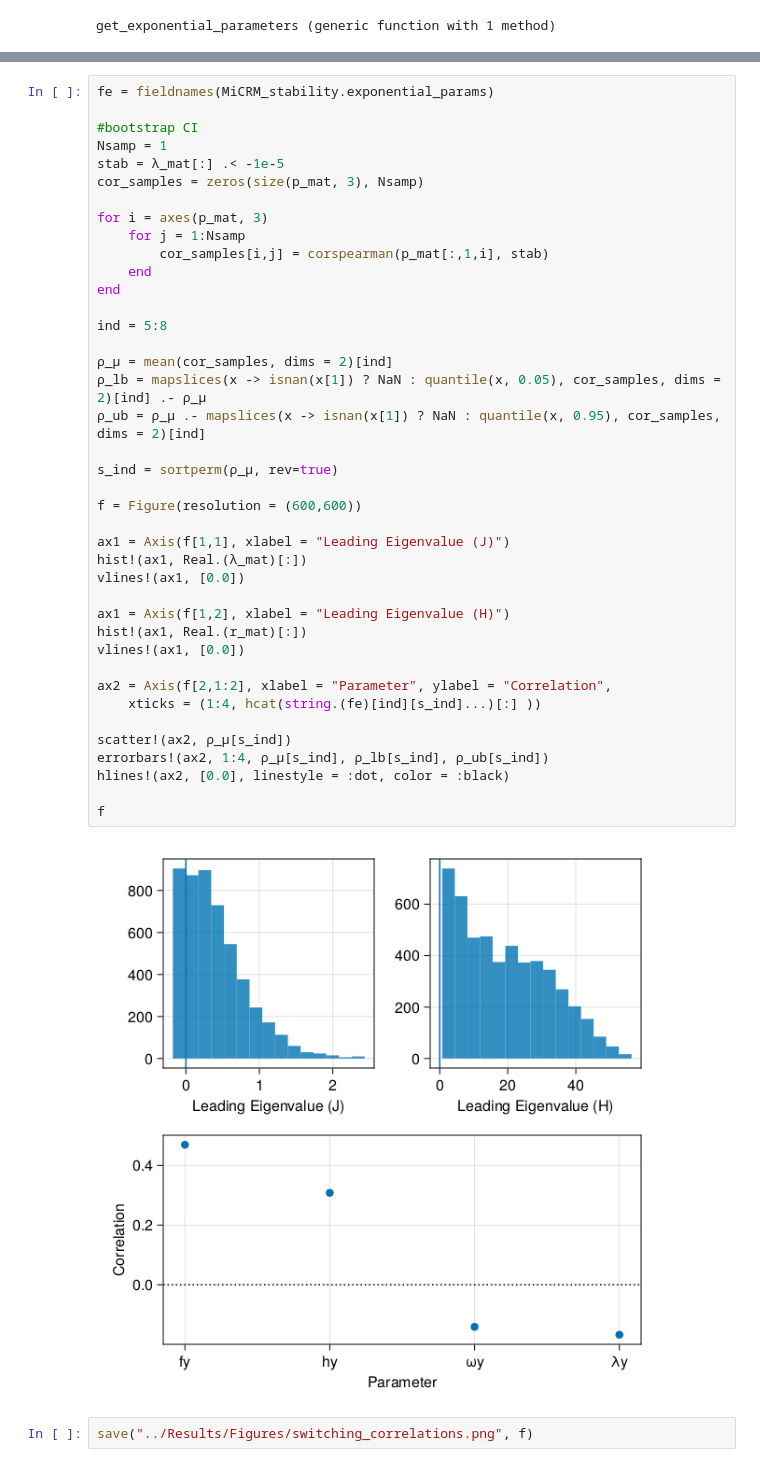
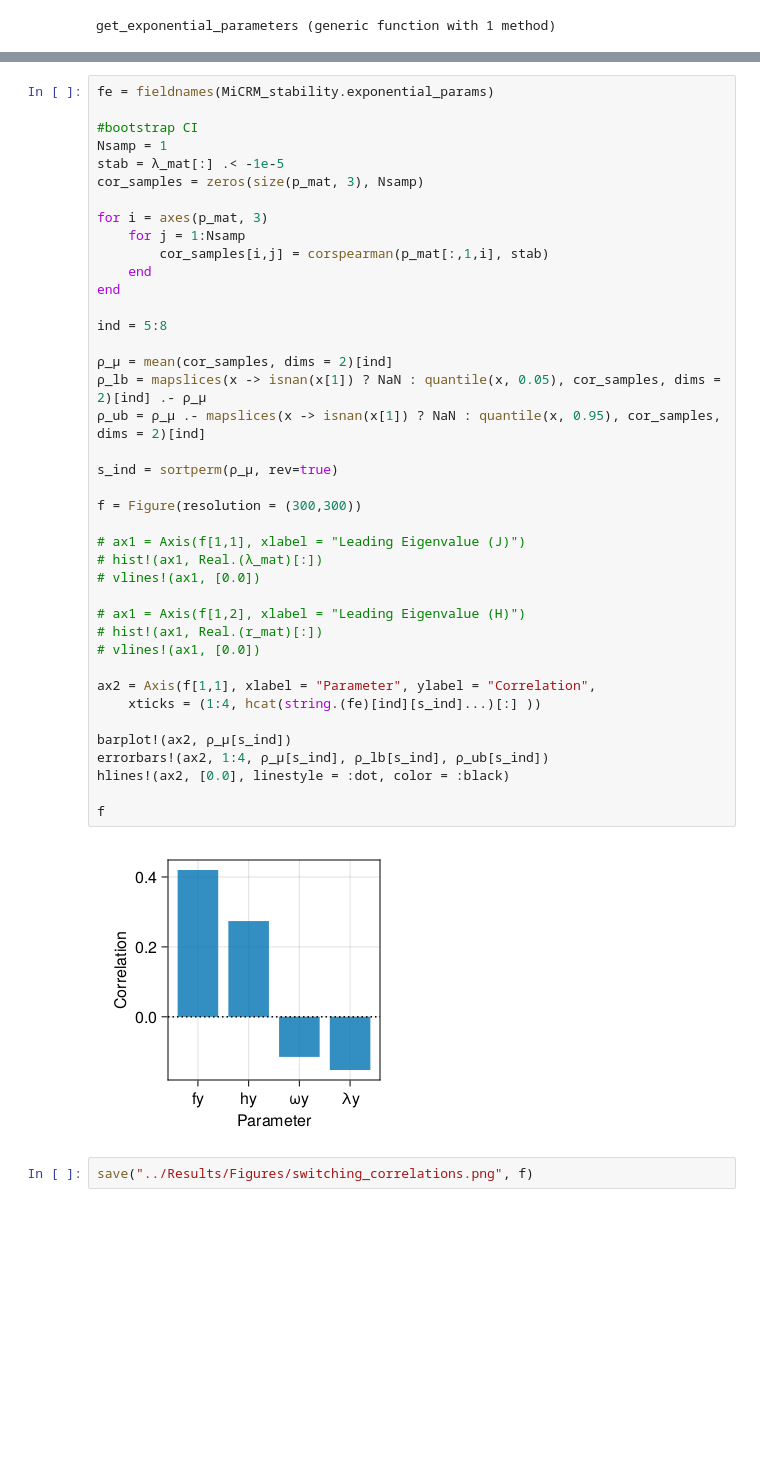
Before and after one commit to CleggTom/MiCRM_stability, a Jupyter notebook: Notebooks/theory.ipynb, the cells around one changed output, grey strips where cells are left out. Drawn from its saved outputs; the diff is of its cells as text; blank space fills up the shorter version.

```diff
--- a/Notebooks/theory.ipynb
+++ b/Notebooks/theory.ipynb
@@ -555,43 +531,43 @@ fe = fieldnames(MiCRM_stability.exponential_params)
 
 #bootstrap CI
 Nsamp = 1
 stab = λ_mat[:] .< -1e-5
 cor_samples = zeros(size(p_mat, 3), Nsamp)
 
 for i = axes(p_mat, 3)
     for j = 1:Nsamp
         cor_samples[i,j] = corspearman(p_mat[:,1,i], stab)
     end
 end
 
 ind = 5:8
 
 ρ_μ = mean(cor_samples, dims = 2)[ind]
 ρ_lb = mapslices(x -> isnan(x[1]) ? NaN : quantile(x, 0.05), cor_samples, dims = 2)[ind] .- ρ_μ
 ρ_ub = ρ_μ .- mapslices(x -> isnan(x[1]) ? NaN : quantile(x, 0.95), cor_samples, dims = 2)[ind]
 
 s_ind = sortperm(ρ_μ, rev=true)
 
-f = Figure(resolution = (600,600))
+f = Figure(resolution = (300,300))
 
-ax1 = Axis(f[1,1], xlabel = "Leading Eigenvalue (J)")
-hist!(ax1, Real.(λ_mat)[:])
-vlines!(ax1, [0.0])
+# ax1 = Axis(f[1,1], xlabel = "Leading Eigenvalue (J)")
+# hist!(ax1, Real.(λ_mat)[:])
+# vlines!(ax1, [0.0])
 
-ax1 = Axis(f[1,2], xlabel = "Leading Eigenvalue (H)")
-hist!(ax1, Real.(r_mat)[:])
-vlines!(ax1, [0.0])
+# ax1 = Axis(f[1,2], xlabel = "Leading Eigenvalue (H)")
+# hist!(ax1, Real.(r_mat)[:])
+# vlines!(ax1, [0.0])
 
-ax2 = Axis(f[2,1:2], xlabel = "Parameter", ylabel = "Correlation",
+ax2 = Axis(f[1,1], xlabel = "Parameter", ylabel = "Correlation",
     xticks = (1:4, hcat(string.(fe)[ind][s_ind]...)[:] ))
 
-scatter!(ax2, ρ_μ[s_ind])
+barplot!(ax2, ρ_μ[s_ind])
 errorbars!(ax2, 1:4, ρ_μ[s_ind], ρ_lb[s_ind], ρ_ub[s_ind])
 hlines!(ax2, [0.0], linestyle = :dot, color = :black)
 
 f
 # %% [output]
-[figure, old version]
+[figure, new version]
 # %%
 save("../Results/Figures/switching_correlations.png", f)
 # %% [output]
```
Also changed, not shown: parts of 122 cells of this notebook.
